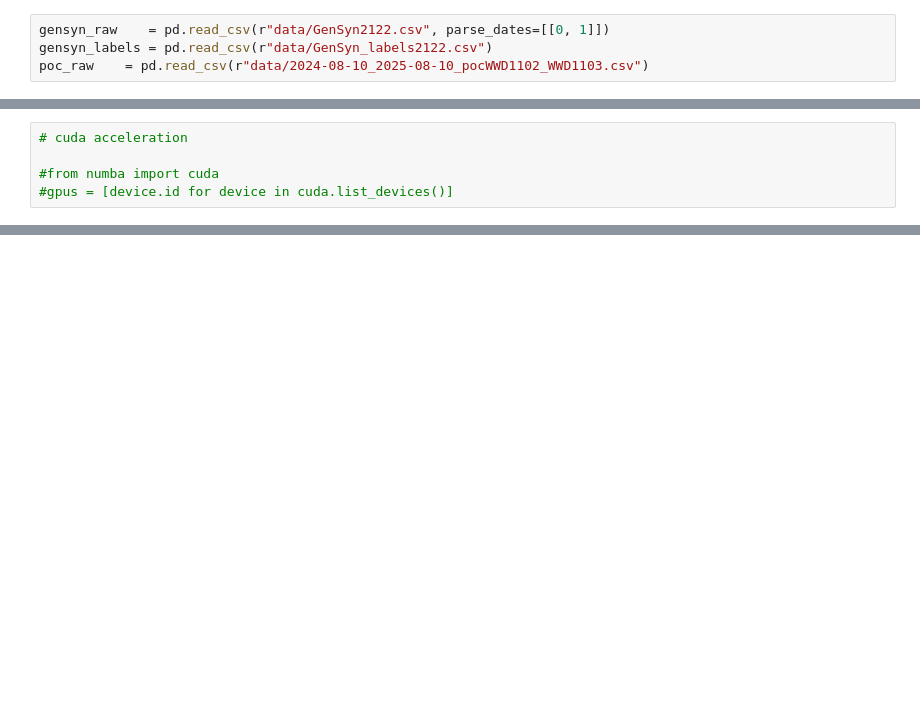
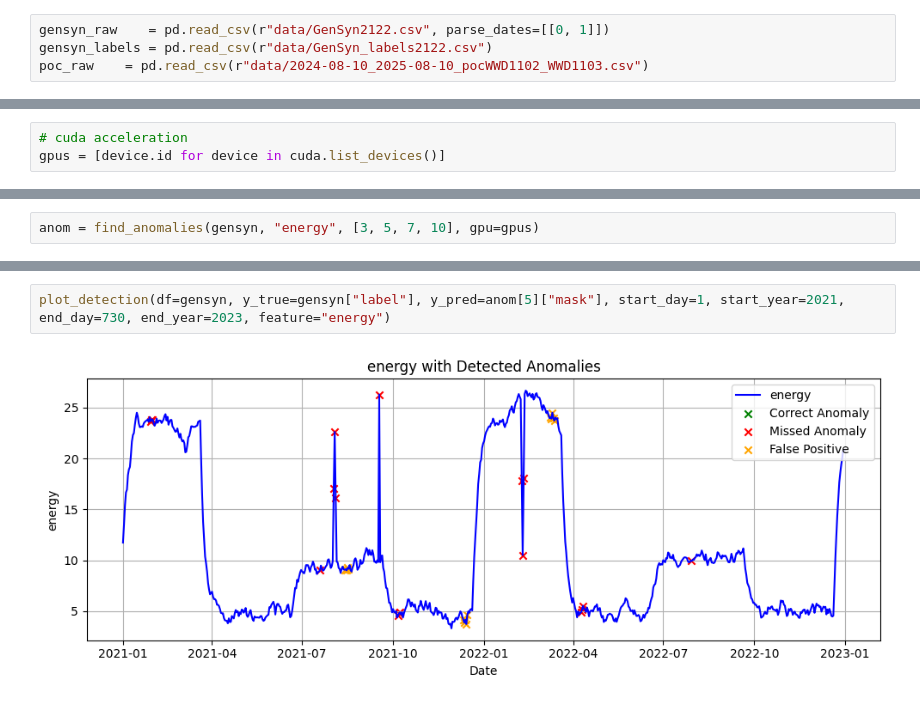
Before and after one commit to LennoxC/aiml338-a3, a Jupyter notebook: aiml339-A3.ipynb, the cells around one changed output, grey strips where cells are left out. Cells and saved outputs as stored; diff of their text form; blank space fills up the shorter version.

```diff
--- a/aiml339-A3.ipynb
+++ b/aiml339-A3.ipynb
@@ -67,5 +73,3 @@ poc_series = poc.rename(columns={"DollarsPerMegawattHour": "energy"})
 # %%
 # cuda acceleration
-
-#from numba import cuda
-#gpus = [device.id for device in cuda.list_devices()]
+gpus = [device.id for device in cuda.list_devices()]
@@ -120,0 +175,2 @@ gensyn
+# %%
+anom = find_anomalies(gensyn, "energy", [3, 5, 7, 10], gpu=gpus)
@@ -120,0 +239,4 @@ gensyn
+# %%
+plot_detection(df=gensyn, y_true=gensyn["label"], y_pred=anom[5]["mask"], start_day=1, start_year=2021, end_day=730, end_year=2023, feature="energy")
+# %% [output]
+[figure, added]
```
Also changed, not shown: parts of 28 cells of this notebook, 3 other files.
